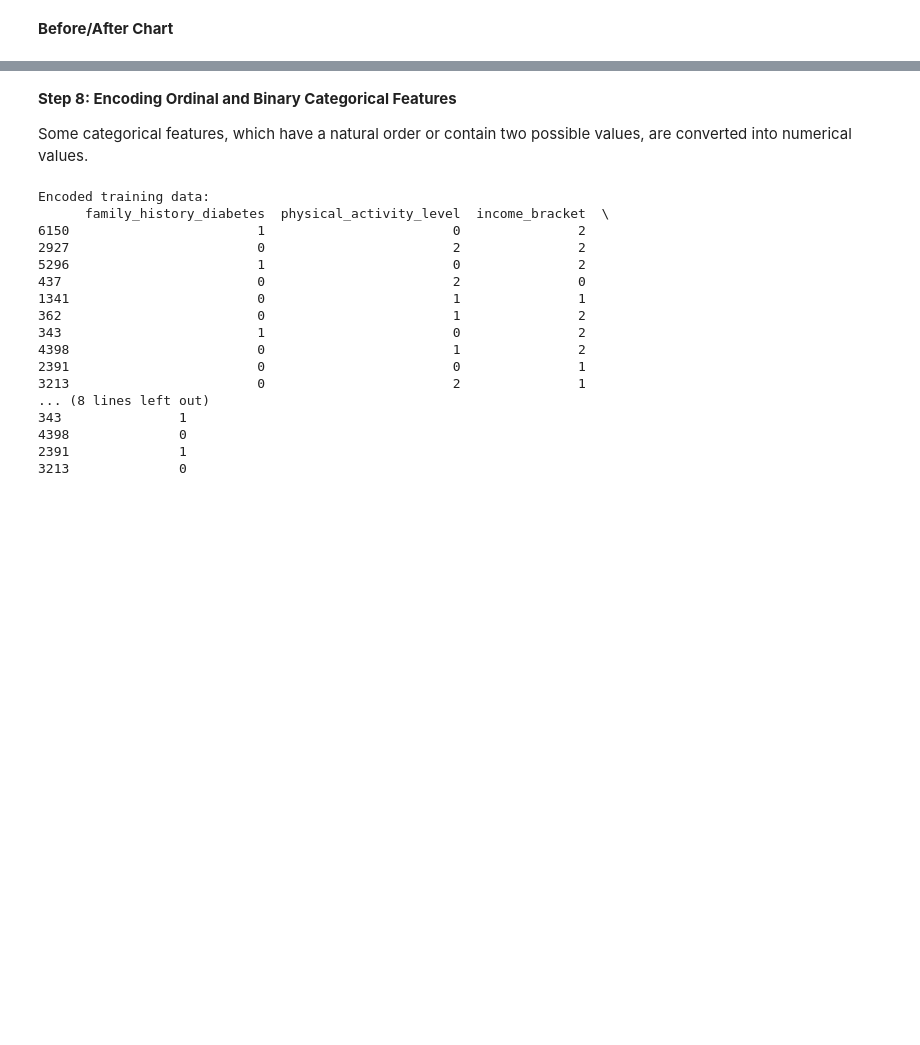
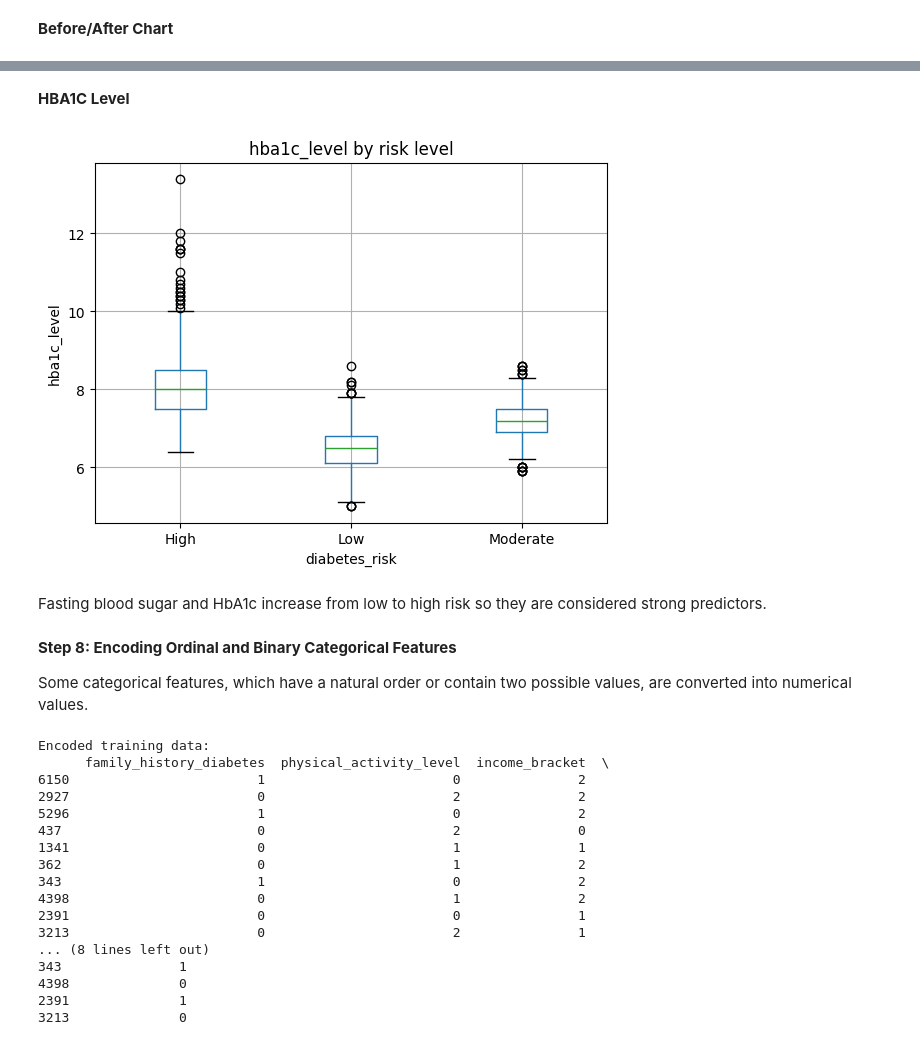
Before and after one commit to cano-elda/Midterm-Diabetes-Risk-Prediction-Group-3-ITAI-1371, a Jupyter notebook: Diabetes_Risk_Prediction.ipynb, the cells around one changed output, grey strips where cells are left out. Cells and saved outputs as stored; diff of their text form; code cells hidden in the pictures; blank space fills up the shorter version.

```diff
--- a/Diabetes_Risk_Prediction.ipynb
+++ b/Diabetes_Risk_Prediction.ipynb
@@ -178,3 +253,16 @@ plt.show()
+# %% [markdown]
+**HBA1C Level**
+# %%
+for col in ["hba1c_level"]:
+    train.boxplot(column=col, by="diabetes_risk")
+    plt.title(col + " by risk level")
+    plt.suptitle("")
+    plt.ylabel(col)
+    plt.show()
+# %% [output]
+[figure, added]
+# %% [markdown]
+Fasting blood sugar and HbA1c increase from low to high risk so they are considered strong predictors.
 # %% [markdown]
 **Step 8: Encoding Ordinal and Binary Categorical Features**
 
```
Also changed, not shown: parts of 6 cells of this notebook.
